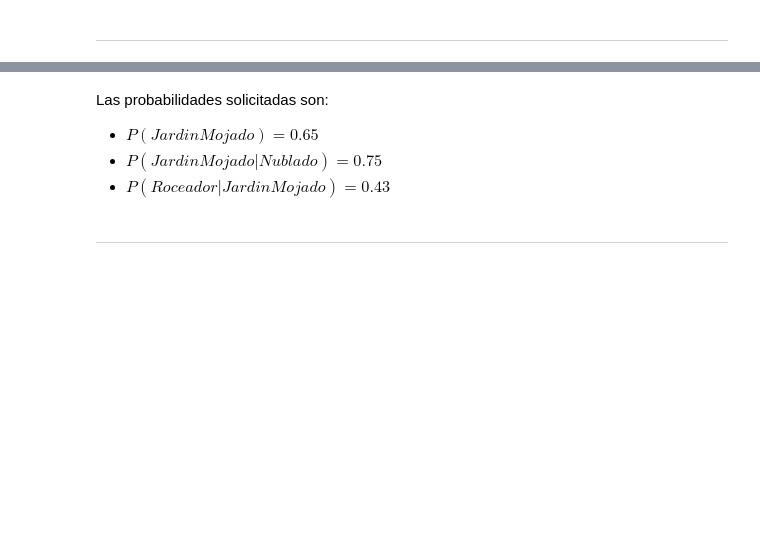
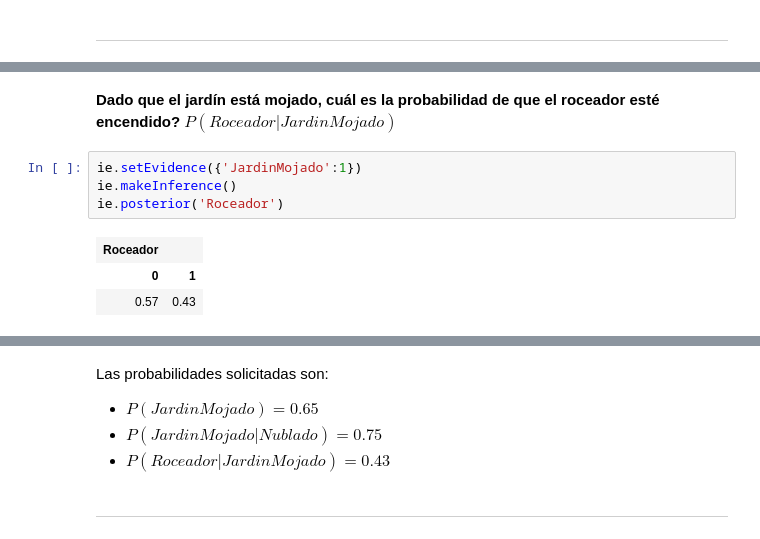
Before and after one commit to cgaravitoc/macc, a Jupyter notebook: AI/Notebook 9 - Redes bayesianas/nb9.ipynb, the cells around one changed output, grey strips where cells are left out. Saved outputs shown, nothing was run; the diff lists cells and outputs as text; blank space fills up the shorter version.

```diff
--- a/AI/Notebook 9 - Redes bayesianas/nb9.ipynb
+++ b/AI/Notebook 9 - Redes bayesianas/nb9.ipynb
@@ -208,3 +301,13 @@ Observe que al correr la celda a continuación se debe obtener la siguiente resp
+# %% [markdown]
+**Dado que el jardín está mojado, cuál es la probabilidad de que el roceador esté encendido? $P(Roceador|JardinMojado)$**
+# %%
+ie.setEvidence({'JardinMojado':1})
+ie.makeInference()
+ie.posterior('Roceador')
+# %% [output]
+| Roceador |  |
+| 0 | 1 |
+| 0.57 | 0.43 |
 # %%
 print('Probabilidad de que el jardín esté mojado:')
 gnb.showInference(bn,evs={},targets={'JardinMojado'})
```
Also changed, not shown: parts of 36 cells of this notebook.
